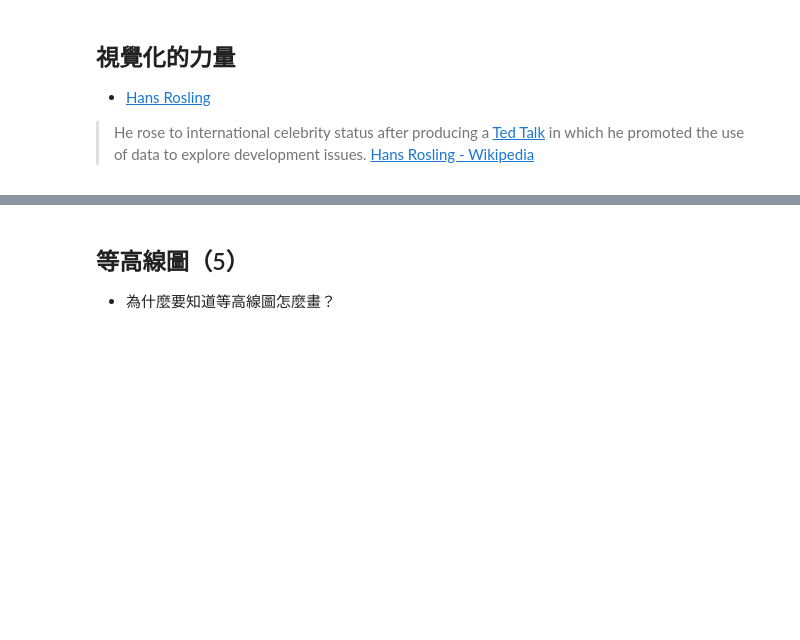
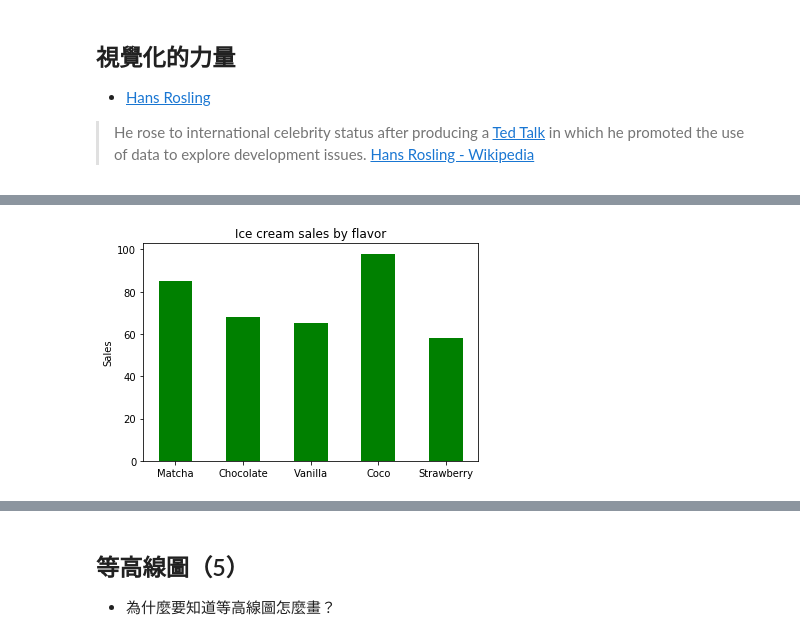
Before and after one commit to yaojenkuo/python_4_ds, a Jupyter notebook: ch10.ipynb, the cells around one changed output, grey strips where cells are left out. Cells and saved outputs as stored; diff of their text form; code cells hidden in the pictures; blank space fills up the shorter version.

```diff
--- a/ch10.ipynb
+++ b/ch10.ipynb
@@ -225,0 +32,18 @@ plt.show()
+# %%
+# plt.bar()
+import numpy as np
+import matplotlib.pyplot as plt
+
+N = 5
+ice_cream_sales = np.random.randint(50, 100, size = 5)
+ind = np.arange(N)
+width = 0.5
+fig, ax = plt.subplots()
+ax.bar(ind, ice_cream_sales, width, color = 'g')
+ax.set_ylabel('Sales')
+ax.set_title('Ice cream sales by flavor')
+ax.set_xticks(ind)
+ax.set_xticklabels(('Matcha', 'Chocolate', 'Vanilla', 'Coco', 'Strawberry'))
+plt.show()
+# %% [output]
+[figure, added]
```
Also changed, not shown: parts of 36 cells of this notebook, 1 other file.
